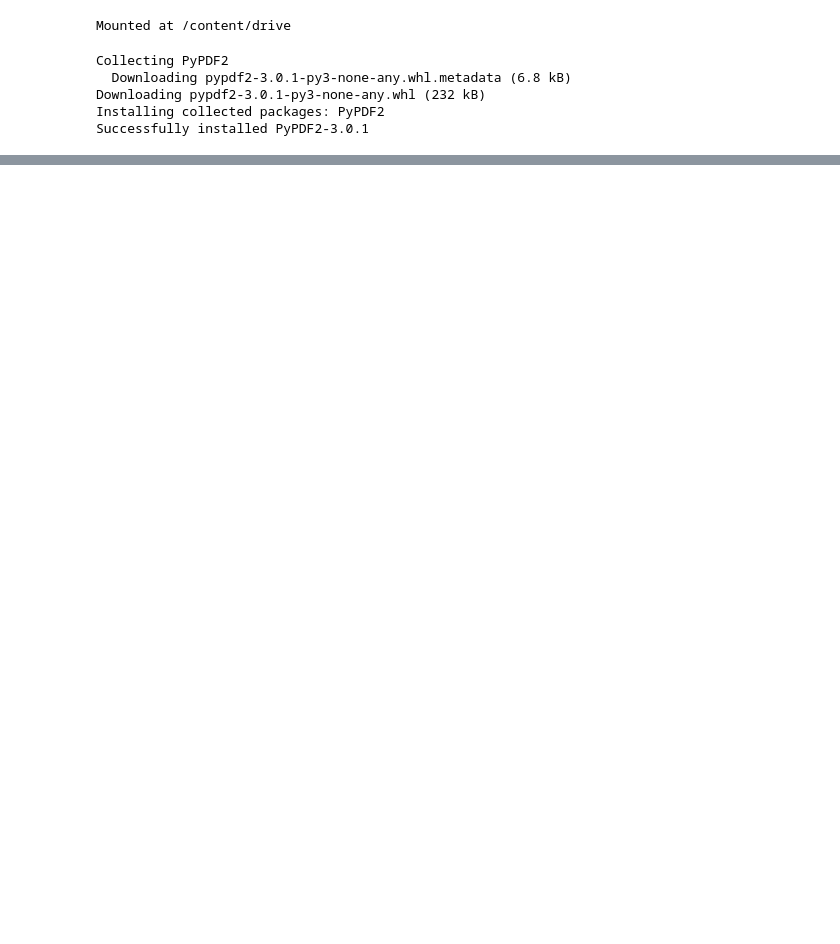
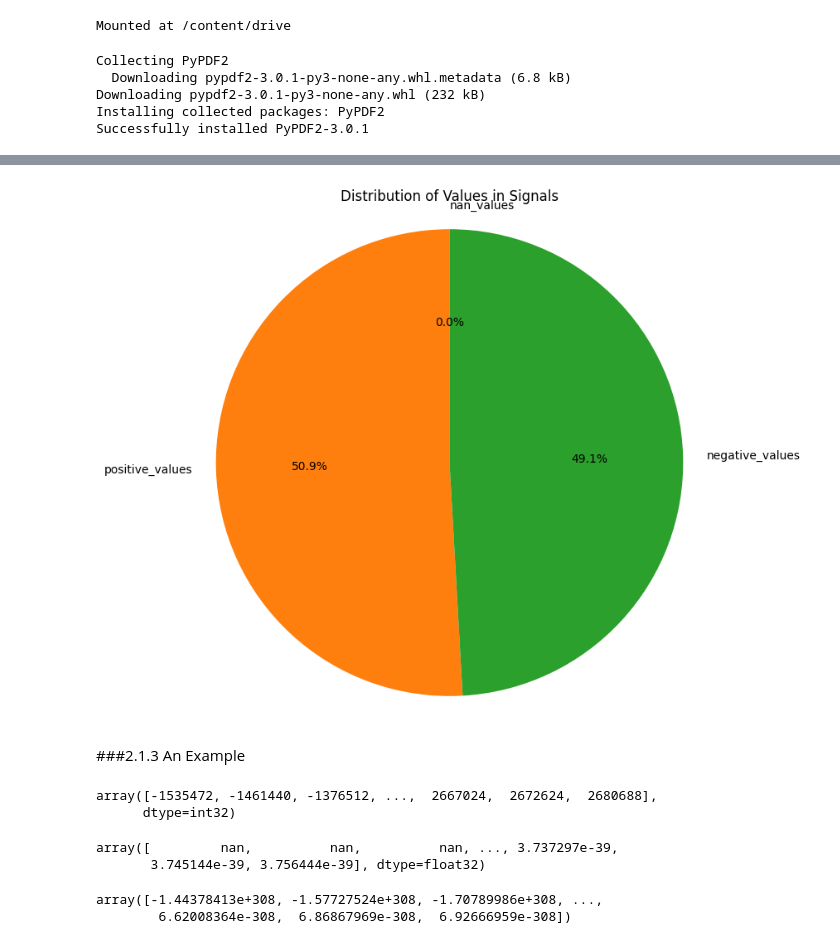
Before and after one commit to bahoang271199/MERMAID-AI, a Jupyter notebook: EDA.ipynb, the cells around one changed output, grey strips where cells are left out. Saved outputs shown, nothing was run; the diff lists cells and outputs as text; code cells hidden in the pictures; blank space fills up the shorter version.

```diff
--- a/EDA.ipynb
+++ b/EDA.ipynb
@@ -75,0 +178,16 @@ df_allfiles
+# %%
+# Add signal length in second
+df_allfiles_int32 = df_allfiles.copy()
+for i in tqdm(range(len(df_allfiles_int32))):
+    path = df_allfiles_int32.loc[i,'file_path']
+    # print(path)
+    try:
+      y = np.fromfile(path, dtype=np.int32)
+      duree_signal = int(len(y))
+      df_allfiles_int32.loc[i,'length_signal_sample'] = duree_signal
+      df_allfiles_int32.loc[i,'length_signal_second'] = duree_signal/40
+      df_allfiles_int32.loc[i, 'positive_values'] = (y > 0).sum()
+      df_allfiles_int32.loc[i, 'negative_values'] = (y < 0).sum()
+      df_allfiles_int32.loc[i, 'nan_values'] = np.isnan(y).sum()
+    except Exception as e:
+      print(f"Error processing file {path}: {e}")
@@ -75,0 +221,18 @@ df_allfiles
+# %%
+# prompt: plot nan_values, positive_values, negative_values in pie
+
+import matplotlib.pyplot as plt
+
+# Assuming df_allfiles is your DataFrame
+
+# Extract the relevant columns for the pie chart
+values = df_allfiles_int32[['nan_values', 'positive_values', 'negative_values']].sum()
+
+# Create the pie chart
+plt.figure(figsize=(8, 8))
+plt.pie(values, labels=values.index, autopct='%1.1f%%', startangle=90)
+plt.title('Distribution of Values in Signals')
+plt.axis('equal')  # Equal aspect ratio ensures that pie is drawn as a circle.
+plt.show()
+# %% [output]
+[figure, added]
@@ -75,0 +275,20 @@ df_allfiles
+# %% [markdown]
+###2.1.3 An Example
+# %%
+y_int32 = np.fromfile(file='/content/drive/MyDrive/MERMAIDAI/data/DonneesB23/2018-09/2018-09-15/2018-09-15T15_22_36.400000', dtype=np.int32)
+y_int32
+# %% [output]
+array([-1535472, -1461440, -1376512, ...,  2667024,  2672624,  2680688],
+      dtype=int32)
+# %%
+y_float32 = np.fromfile(file='/content/drive/MyDrive/MERMAIDAI/data/DonneesB23/2018-09/2018-09-15/2018-09-15T15_22_36.400000', dtype=np.float32)
+y_float32
+# %% [output]
+array([         nan,          nan,          nan, ..., 3.737297e-39,
+       3.745144e-39, 3.756444e-39], dtype=float32)
+# %%
+y_ = np.fromfile(file='/content/drive/MyDrive/MERMAIDAI/data/DonneesB23/2018-09/2018-09-15/2018-09-15T15_22_36.400000')
+y_
+# %% [output]
+array([-1.44378413e+308, -1.57727524e+308, -1.70789986e+308, ...,
+        6.62008364e-308,  6.86867969e-308,  6.92666959e-308])
```
Also changed, not shown: parts of 107 cells of this notebook.
